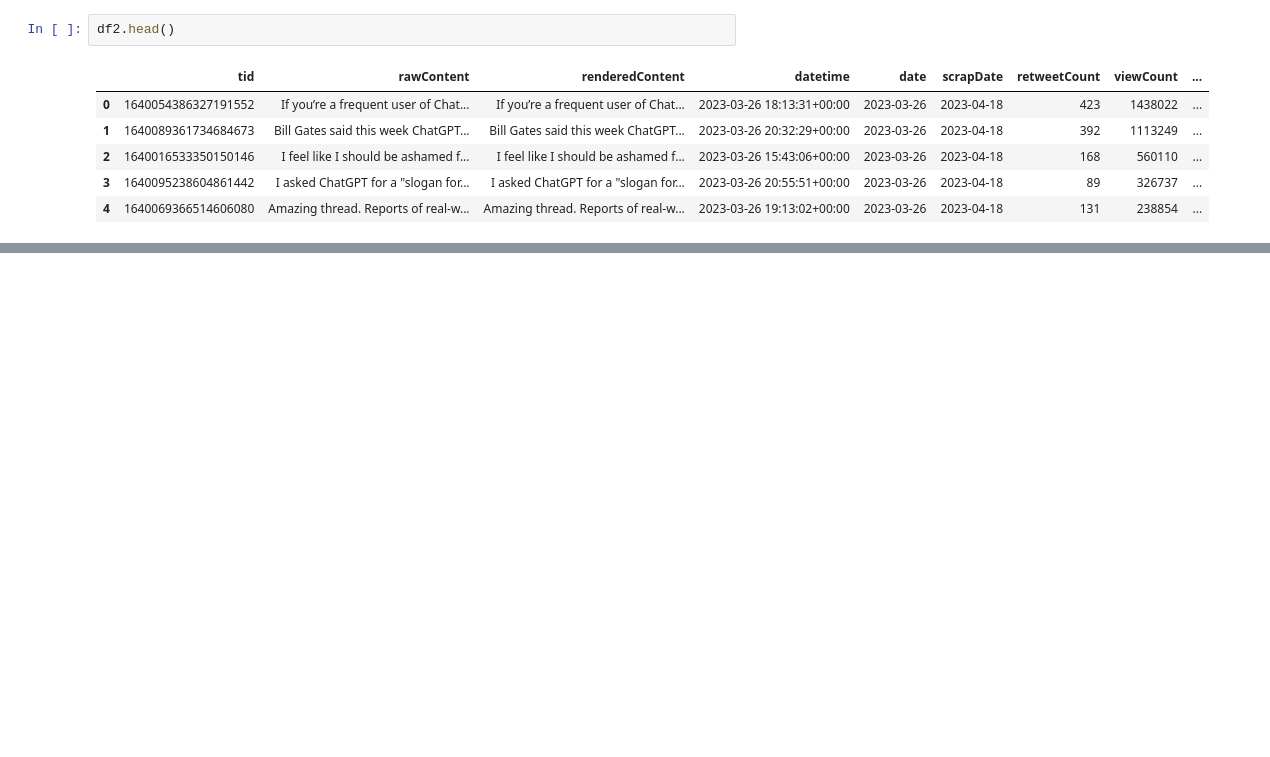
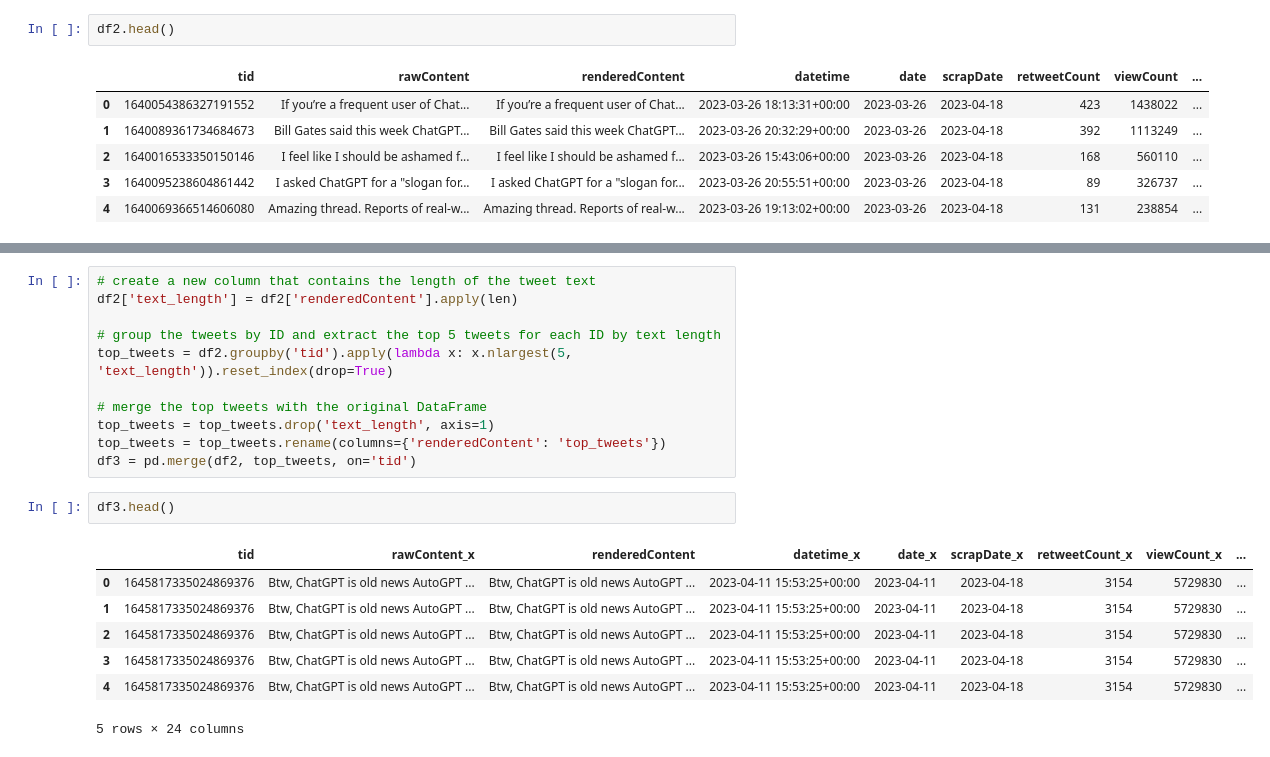
Before and after one commit to ImCombo/MSBD5005-Project, a Jupyter notebook: trend_verified_animation.ipynb, the cells around one changed output, grey strips where cells are left out. Drawn from its saved outputs; the diff is of its cells as text; blank space fills up the shorter version.

```diff
--- a/trend_verified_animation.ipynb
+++ b/trend_verified_animation.ipynb
@@ -242,0 +273,21 @@ px.scatter(df2, x=x_axis, y=y_axis, animation_frame="scrapDate", animation_group
+# %%
+# create a new column that contains the length of the tweet text
+df2['text_length'] = df2['renderedContent'].apply(len)
+
+# group the tweets by ID and extract the top 5 tweets for each ID by text length
+top_tweets = df2.groupby('tid').apply(lambda x: x.nlargest(5, 'text_length')).reset_index(drop=True)
+
+# merge the top tweets with the original DataFrame
+top_tweets = top_tweets.drop('text_length', axis=1)
+top_tweets = top_tweets.rename(columns={'renderedContent': 'top_tweets'})
+df3 = pd.merge(df2, top_tweets, on='tid')
+# %%
+df3.head()
+# %% [output]
+|  | tid | rawContent_x | renderedContent | datetime_x | date_x | scrapDate_x | retweetCount_x | viewCount_x | ... |
+| 0 | 1645817335024869376 | Btw, ChatGPT is old news AutoGPT ... | Btw, ChatGPT is old news AutoGPT ... | 2023-04-11 15:53:25+00:00 | 2023-04-11 | 2023-04-18 | 3154 | 5729830 | ... |
+| 1 | 1645817335024869376 | Btw, ChatGPT is old news AutoGPT ... | Btw, ChatGPT is old news AutoGPT ... | 2023-04-11 15:53:25+00:00 | 2023-04-11 | 2023-04-18 | 3154 | 5729830 | ... |
+| 2 | 1645817335024869376 | Btw, ChatGPT is old news AutoGPT ... | Btw, ChatGPT is old news AutoGPT ... | 2023-04-11 15:53:25+00:00 | 2023-04-11 | 2023-04-18 | 3154 | 5729830 | ... |
+| 3 | 1645817335024869376 | Btw, ChatGPT is old news AutoGPT ... | Btw, ChatGPT is old news AutoGPT ... | 2023-04-11 15:53:25+00:00 | 2023-04-11 | 2023-04-18 | 3154 | 5729830 | ... |
+| 4 | 1645817335024869376 | Btw, ChatGPT is old news AutoGPT ... | Btw, ChatGPT is old news AutoGPT ... | 2023-04-11 15:53:25+00:00 | 2023-04-11 | 2023-04-18 | 3154 | 5729830 | ... |
+5 rows × 24 columns
```
Also changed, not shown: parts of 11 cells of this notebook.
